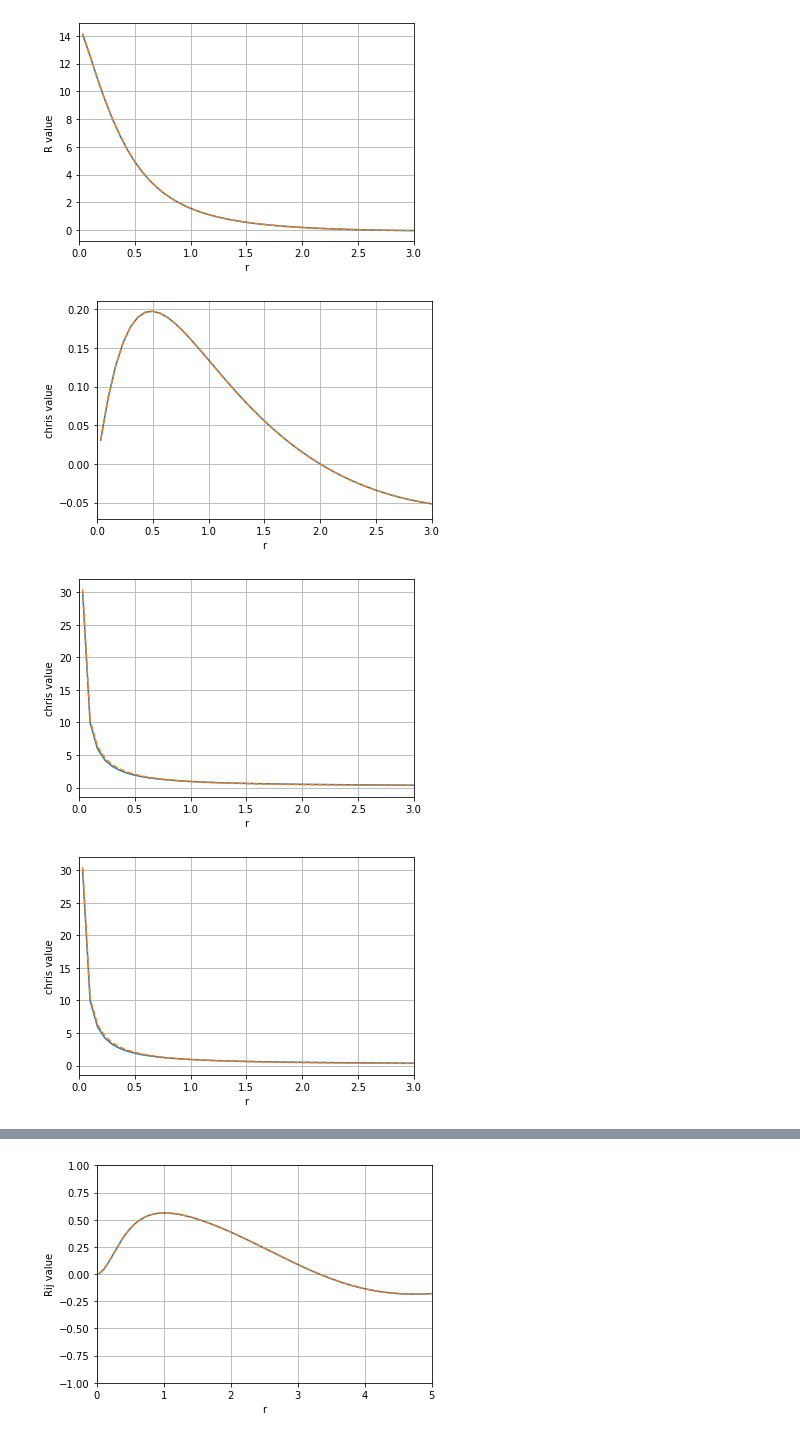
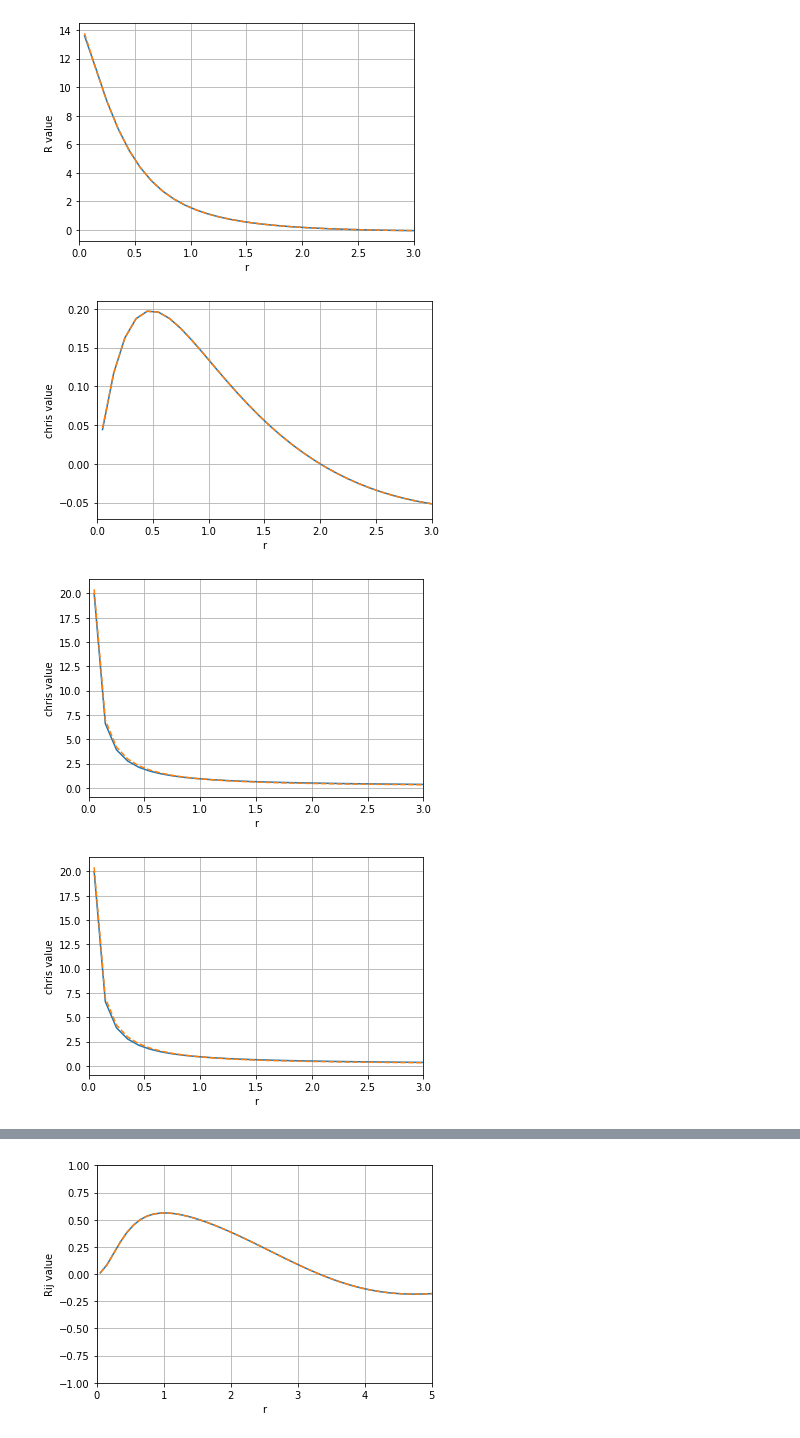
Before and after one commit to GRTLCollaboration/engrenage, a Jupyter notebook: BabyGRChomboGeometryTests.ipynb, the cells around one changed output, grey strips where cells are left out. Drawn from its saved outputs; the diff is of its cells as text; code cells hidden in the pictures.

```diff
--- a/BabyGRChomboGeometryTests.ipynb
+++ b/BabyGRChomboGeometryTests.ipynb
@@ -15,16 +19,20 @@ import matplotlib.pyplot as plt
 %matplotlib inline
 
 # homemade code
-from myparams import *                         # go here to change the grid and other params
-from source.rhsevolution import *              # go here to look at how the evolution works
 from source.mytests import *                   # go here to change the test conditions
 from source.diagnostics import *               # go here to change the  diagnostics
+
+# Input parameters for grid and evolution here
+N_r = 100 # num points on physical grid
+R = 10.0 # Maximum outer radius
+num_ghosts = 3
+N = N_r + 2 * num_ghosts
 # %%
 # This test sets up values such that R is known but phi = 0
-initial_vars_values = get_test_vars_values_1()
+r, initial_vars_values = get_test_vars_values_1(R, N_r)
 
 #unpackage the vector for readability
-u, v , phi, hrr, htt, hpp, K, arr, att, app, lambdar, shiftr, br, lapse = unpack_vars_vector(initial_vars_values)
+u, v , phi, hrr, htt, hpp, K, arr, att, app, lambdar, shiftr, br, lapse = unpack_vars_vector(initial_vars_values, N_r)
 
 #plot initial conditions
 plt.xlabel('r')
@@ -41,19 +49,24 @@ plt.grid()
 # calculate the diagnostics, the Ham constraint should just have
 # the term in bar_R so this tests the calculation of that quantity
 
+# Set up grid values
+dx = R/N_r
+oneoverdx  = 1.0 / dx
+oneoverdxsquared = oneoverdx * oneoverdx
+
 # get the various derivs that we need to evolve things in vector form
 # second derivatives
-d2phidx2   = get_d2fdx2(phi)
-d2hrrdx2   = get_d2fdx2(hrr)
-d2httdx2   = get_d2fdx2(htt)
-d2hppdx2   = get_d2fdx2(hpp)
+d2phidx2   = get_d2fdx2(phi, oneoverdxsquared)
+d2hrrdx2   = get_d2fdx2(hrr, oneoverdxsquared)
+d2httdx2   = get_d2fdx2(htt, oneoverdxsquared)
+d2hppdx2   = get_d2fdx2(hpp, oneoverdxsquared)
 
 # first derivatives
-dphidx     = get_dfdx(phi)
-dhrrdx     = get_dfdx(hrr)
-dhttdx     = get_dfdx(htt)
-dhppdx     = get_dfdx(hpp)
-dlambdardx = get_dfdx(lambdar)
+dphidx     = get_dfdx(phi, oneoverdx)
+dhrrdx     = get_dfdx(hrr, oneoverdx)
+dhttdx     = get_dfdx(htt, oneoverdx)
+dhppdx     = get_dfdx(hpp, oneoverdx)
+dlambdardx = get_dfdx(lambdar, oneoverdx)
 
 bar_R_test = np.zeros_like(phi)
 chris_rrr  = np.zeros_like(phi)
@@ -99,11 +112,6 @@ for ix in range(num_ghosts, N-num_ghosts) :
     Delta_U, Delta_ULL, Delta_LLL  = get_connection(r_here, bar_gamma_UU, bar_gamma_LL, h, dhdr)
 
     conformal_chris = get_conformal_chris(Delta_ULL, r_here)
-
-    #chris_rrr[ix] = Delta_ULL[i_r][i_r][i_r] + flat_chris[i_r][i_r][i_r]
-    #chris_ttr[ix] = Delta_ULL[i_t][i_t][i_r] + flat_chris[i_t][i_t][i_r]
-    #chris_ppr[ix] = Delta_ULL[i_p][i_p][i_r] + flat_chris[i_p][i_p][i_r]
-
     chris_rrr[ix] = conformal_chris[i_r][i_r][i_r]
     chris_ttr[ix] = conformal_chris[i_t][i_t][i_r]
     chris_ppr[ix] = conformal_chris[i_p][i_p][i_r]
@@ -120,34 +128,34 @@ for ix in range(num_ghosts, N-num_ghosts) :
 
     bar_R_test[ix]   = get_trace(bar_Rij, bar_gamma_UU)
 
     Ricci_rr[ix] = bar_Rij[i_r][i_r]
     Ricci_tt[ix] = bar_Rij[i_t][i_t]
     Ricci_pp[ix] = bar_Rij[i_p][i_p]
 
 # Plot the Ricci scalar
 bar_R_plot = bar_R_test[num_ghosts:(N-num_ghosts)]
 r_diagnostics = r[num_ghosts:(N-num_ghosts)]
 plt.plot(r_diagnostics, bar_R_plot)
 
 # compare to analytic result for R for test 1
 epowr = np.exp(r_diagnostics)
 x = r_diagnostics
 tmp = (1.0 + x*x/epowr)**(0.5)
 R_analytic = (1.0 / 8.0 / (x*x) * (epowr + x*x)**(-3.0) *
               (16.0 * (x**6.0) * tmp
                - epowr * (x**4.0) * (-20.0  + 12.0*x + 7.0*x*x - 48.0*tmp)
                + 16.0 * epowr**3.0 * (-1.0 + tmp)
                + 8.0 * epowr**2.0 * x*x * (8.0 - 9.0*x + x*x + 6 * tmp)))
 
 plt.plot(x, R_analytic, '--')
 
 plt.xlabel('r')
 plt.ylabel('R value')
 plt.xlim(0,3)
 #plt.ylim(0,1)
 plt.grid()
 # %% [output]
-[figure, old version]
+[figure, new version]
 # %%
 # Plot christoffels
 chris_rrr_d = chris_rrr[num_ghosts:(N-num_ghosts)]
@@ -165,7 +173,7 @@ plt.xlim(0,3)
 #plt.ylim(0,1)
 plt.grid()
 # %% [output]
-[figure, old version]
+[figure, new version]
 # %%
 # Plot christoffels
 chris_ttr_d = chris_ttr[num_ghosts:(N-num_ghosts)]
@@ -184,7 +192,7 @@ plt.xlim(0,3)
 #plt.ylim(0,1)
 plt.grid()
 # %% [output]
-[figure, old version]
+[figure, new version]
 # %%
 # Plot christoffels
 chris_ppr_d = chris_ppr[num_ghosts:(N-num_ghosts)]
@@ -202,7 +210,7 @@ plt.xlim(0,3)
 #plt.ylim(0,1)
 plt.grid()
 # %% [output]
-[figure, old version]
+[figure, new version]
 # %%
 # Plot comps of Ricci - R_rr
 Ricci_ij_d = Ricci_rr[num_ghosts:(N-num_ghosts)]
```
Also changed, not shown: parts of 5 cells of this notebook, 13 other files.
